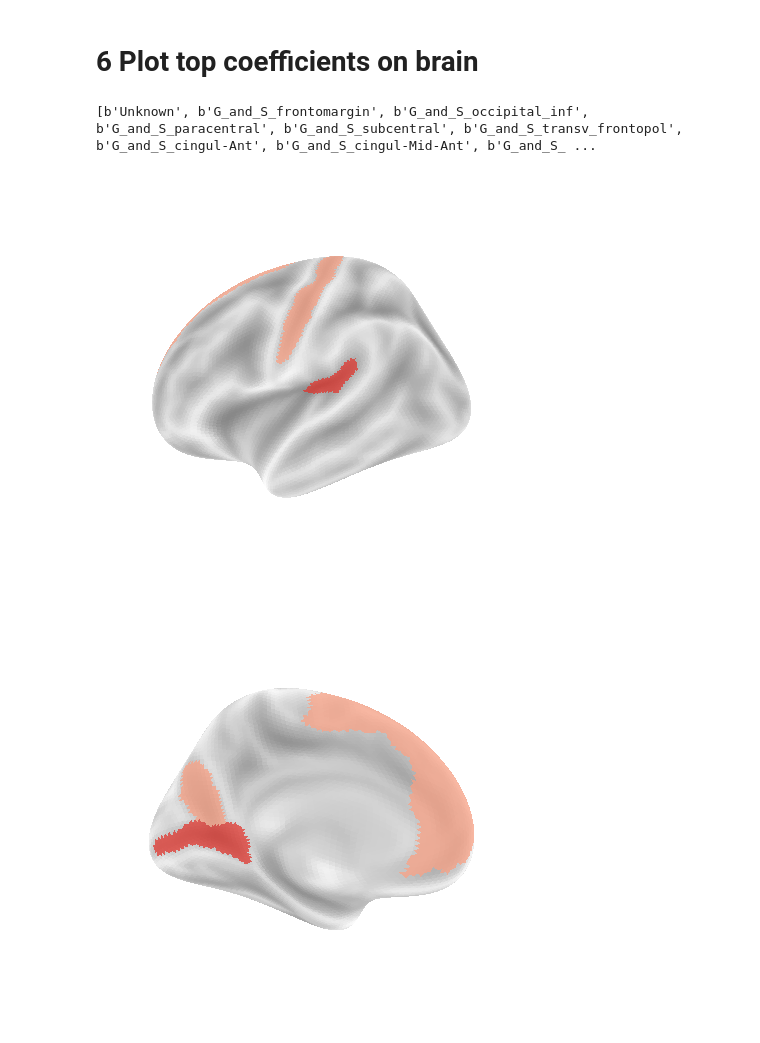
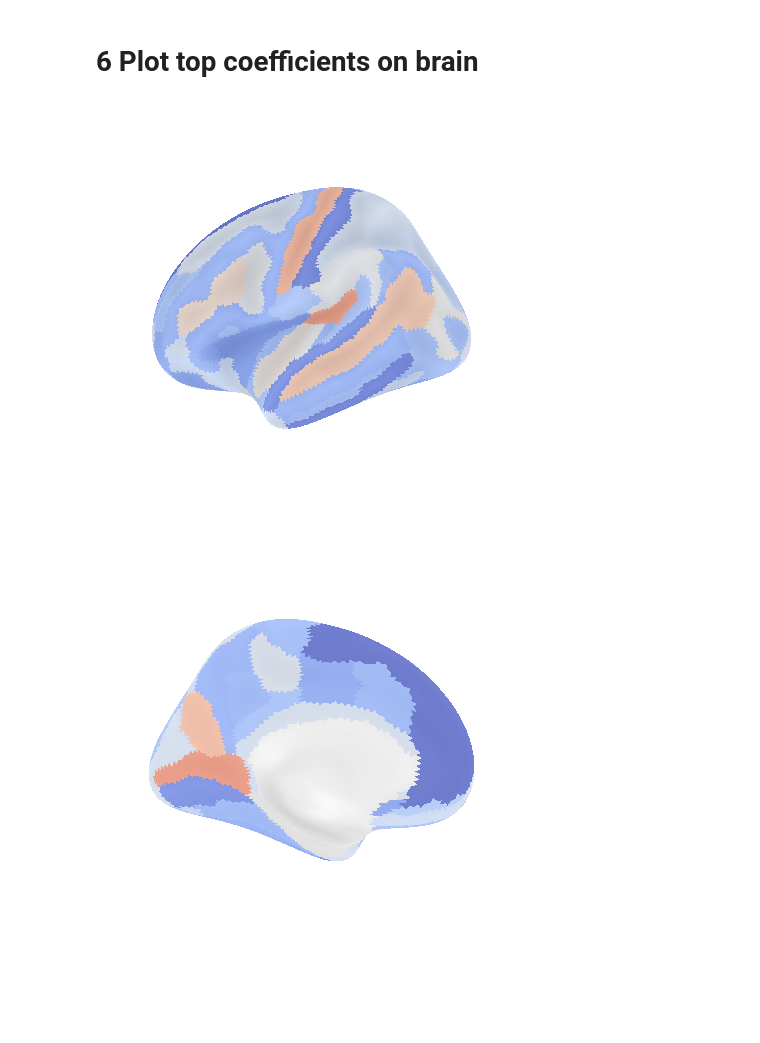
Before and after one commit to ivychad/Physical-Activity-BrainAGE, a Jupyter notebook: 2 BrainAge.ipynb, the cells around one changed output. Saved outputs shown, nothing was run; the diff lists cells and outputs as text; code cells hidden in the pictures; blank space fills up the shorter version.

Commit message:
full coefficient plot

```diff
--- a/2 BrainAge.ipynb
+++ b/2 BrainAge.ipynb
@@ -518,60 +532,34 @@ main_train.to_pickle("2_main_train.pkl")
 # %%
 from nilearn import datasets
 from nilearn import plotting
 import numpy as np
 import matplotlib.cm as cm
 
-cmap = cm.get_cmap('Reds')
+cmap = cm.get_cmap('coolwarm')
 
 # get destrieux atlas and area labels
 destrieux_atlas = datasets.fetch_atlas_surf_destrieux()
 labels = destrieux_atlas["labels"]
 
-# print all labels
-print(labels)
 
+mask = np.zeros_like(destrieux_atlas['map_left'], dtype=float)
 
-calcarine = 'S_calcarine'
-calcarine = calcarine.encode()
-cal_index = labels.index(calcarine)
+# remove index 0 and 42
 
-central = 'S_central'
-central = central.encode()
-cent_index = labels.index(central)
+for i in range(1,42,1):
+   index = int(i)
+   mask[destrieux_atlas["map_left"] == index] = final_coef[i-1]
 
-cingulant = 'G_and_S_cingul-Ant'
-cingulant = cingulant.encode()
-cing_index = labels.index(cingulant)
+for i in range(43,76,1):
+   index = int(i)
+   mask[destrieux_atlas["map_left"] == index] = final_coef[i-2]
 
-parocc = 'S_parieto_occipital'
-parocc = parocc.encode()
-parocc_index = labels.index(parocc)
-
-latfis = 'Lat_Fis-post'
-latfis = latfis.encode()
-latfis_index = labels.index(latfis)
-
-frontsup = 'G_front_sup'
-frontsup = frontsup.encode()
-frontsup_index = labels.index(frontsup)
-
-# Extract the calcarine sulcus region mask from the atlas
-mask = np.zeros_like(destrieux_atlas['map_left'])
-
-# add areas to mask
-mask[destrieux_atlas['map_left'] == cal_index] = 2.37
-mask[destrieux_atlas['map_left'] == cent_index] = 1.86
-mask[destrieux_atlas['map_left'] == cing_index] = 1.74
-mask[destrieux_atlas['map_left'] == parocc_index] = 1.75
-mask[destrieux_atlas['map_left'] == latfis_index] = 2.16
-mask[destrieux_atlas['map_left'] == frontsup_index] = 1.75
 
 # Retrieve fsaverage5 surface dataset for the plotting background
 fsaverage = datasets.fetch_surf_fsaverage()
 
-plotting.plot_surf_roi(fsaverage['infl_left'], roi_map=mask, cmap = cmap, hemi='left', view='medial', bg_map=fsaverage['sulc_left'], bg_on_data=True, darkness=.5)
+plotting.plot_surf_roi(fsaverage['infl_left'], roi_map=mask, cmap = cmap, hemi='left', view='medial', bg_map=fsaverage['sulc_left'], bg_on_data=True, darkness=.2)
 plotting.plot_surf_roi(fsaverage['infl_left'], roi_map=mask, cmap = cmap, hemi='left', view='lateral', bg_map=fsaverage['sulc_left'], bg_on_data=True, darkness=.5)
 # %% [output]
-[b'Unknown', b'G_and_S_frontomargin', b'G_and_S_occipital_inf', b'G_and_S_paracentral', b'G_and_S_subcentral', b'G_and_S_transv_frontopol', b'G_and_S_cingul-Ant', b'G_and_S_cingul-Mid-Ant', b'G_and_S_ ...
-[figure, old version]
+[figure, new version]
-[figure, old version]
+[figure, new version]
```
Also changed, not shown: parts of 8 cells of this notebook, 1 other file.
